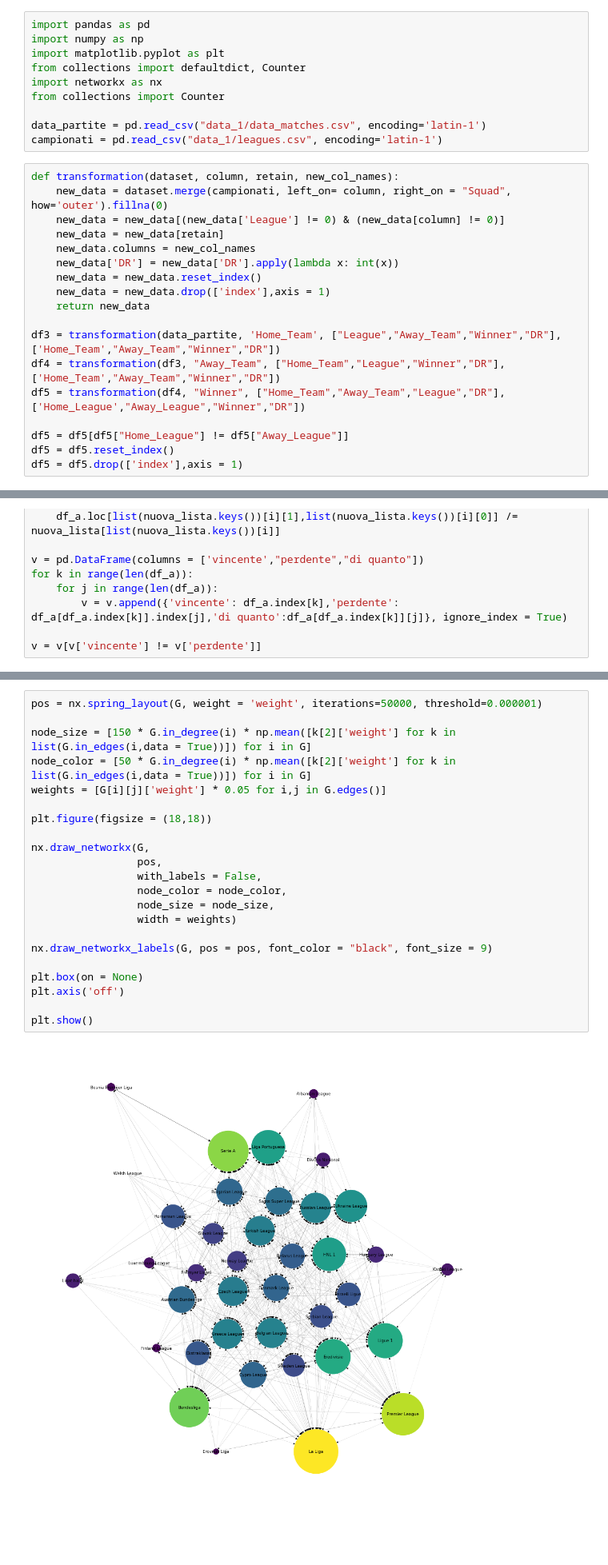
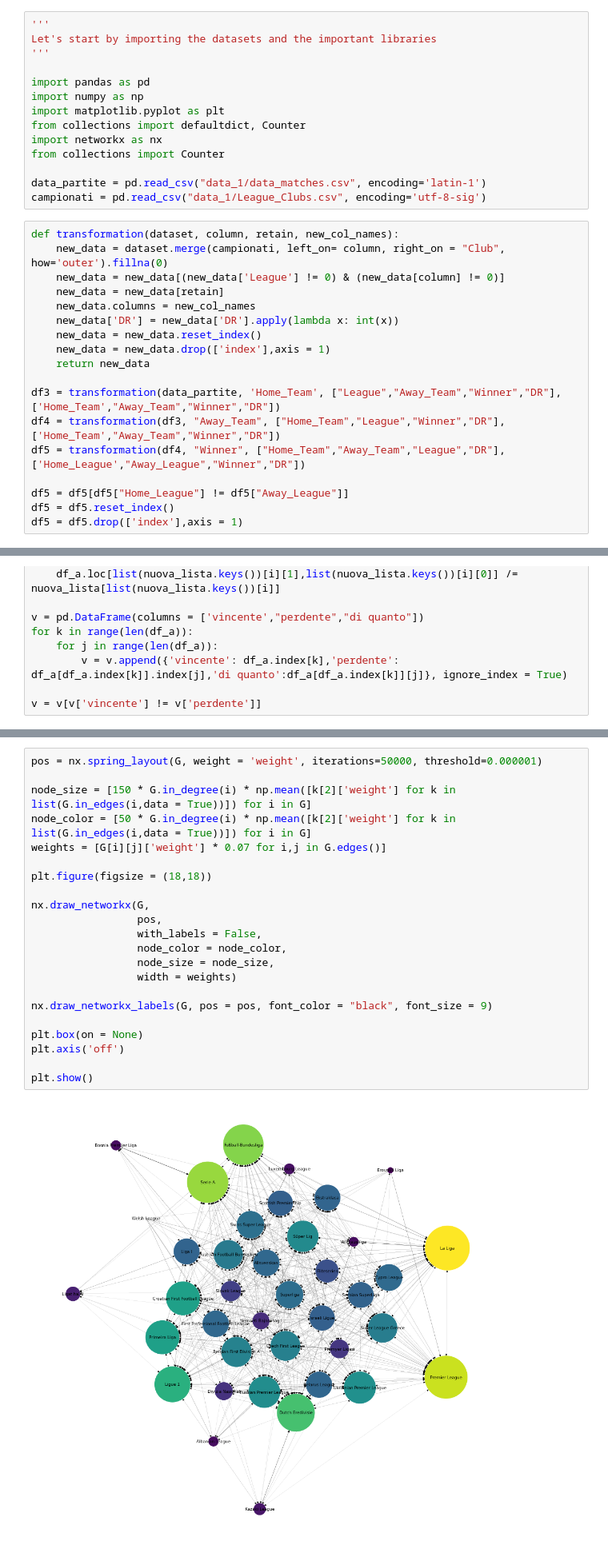
Before and after one commit to Alberto199810/Master-s-thesis-Moneyball-II, a Jupyter notebook: Datasets/Leagues Comparison/Leagues Comparisonator.ipynb, the cells around one changed output, grey strips where cells are left out. Shown at 80% size. Saved outputs shown, nothing was run; the diff lists cells and outputs as text; blank space fills up the shorter version.

```diff
--- a/Datasets/Leagues Comparison/Leagues Comparisonator.ipynb
+++ b/Datasets/Leagues Comparison/Leagues Comparisonator.ipynb
@@ -1,6 +1,10 @@
 # %% [markdown]
 # Leagues Comparison
 # %%
+'''
+Let's start by importing the datasets and the important libraries
+'''
+
 import pandas as pd
 import numpy as np
 import matplotlib.pyplot as plt
@@ -9,10 +13,10 @@ import networkx as nx
 from collections import Counter
 
 data_partite = pd.read_csv("data_1/data_matches.csv", encoding='latin-1')
-campionati = pd.read_csv("data_1/leagues.csv", encoding='latin-1')
+campionati = pd.read_csv("data_1/League_Clubs.csv", encoding='utf-8-sig')
 # %%
 def transformation(dataset, column, retain, new_col_names):
-    new_data = dataset.merge(campionati, left_on= column, right_on = "Squad", how='outer').fillna(0)
+    new_data = dataset.merge(campionati, left_on= column, right_on = "Club", how='outer').fillna(0)
     new_data = new_data[(new_data['League'] != 0) & (new_data[column] != 0)]
     new_data = new_data[retain]
     new_data.columns = new_col_names
@@ -80,25 +84,25 @@ InEdgeDataView([('Swiss Super League', 'Turkish League', {'weight': 0.5}), ('Lig
 # %%
 pos = nx.spring_layout(G, weight = 'weight', iterations=50000, threshold=0.000001)
 
 node_size = [150 * G.in_degree(i) * np.mean([k[2]['weight'] for k in list(G.in_edges(i,data = True))]) for i in G]
 node_color = [50 * G.in_degree(i) * np.mean([k[2]['weight'] for k in list(G.in_edges(i,data = True))]) for i in G]
-weights = [G[i][j]['weight'] * 0.05 for i,j in G.edges()]
+weights = [G[i][j]['weight'] * 0.07 for i,j in G.edges()]
 
 plt.figure(figsize = (18,18))
 
 nx.draw_networkx(G,
                  pos,
                  with_labels = False,
                  node_color = node_color,
                  node_size = node_size,
                  width = weights)
 
 nx.draw_networkx_labels(G, pos = pos, font_color = "black", font_size = 9)
 
 plt.box(on = None)
 plt.axis('off')
 
 plt.show()
 # %% [output]
-[figure, old version]
+[figure, new version]
 # %%
```
Also changed, not shown: parts of 4 cells of this notebook, 13 other files.
